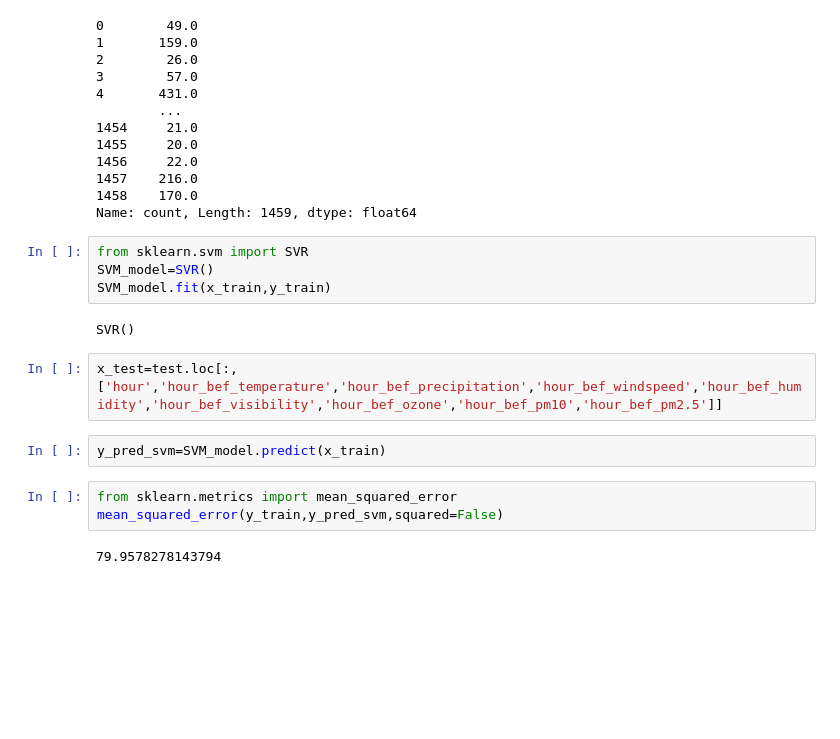
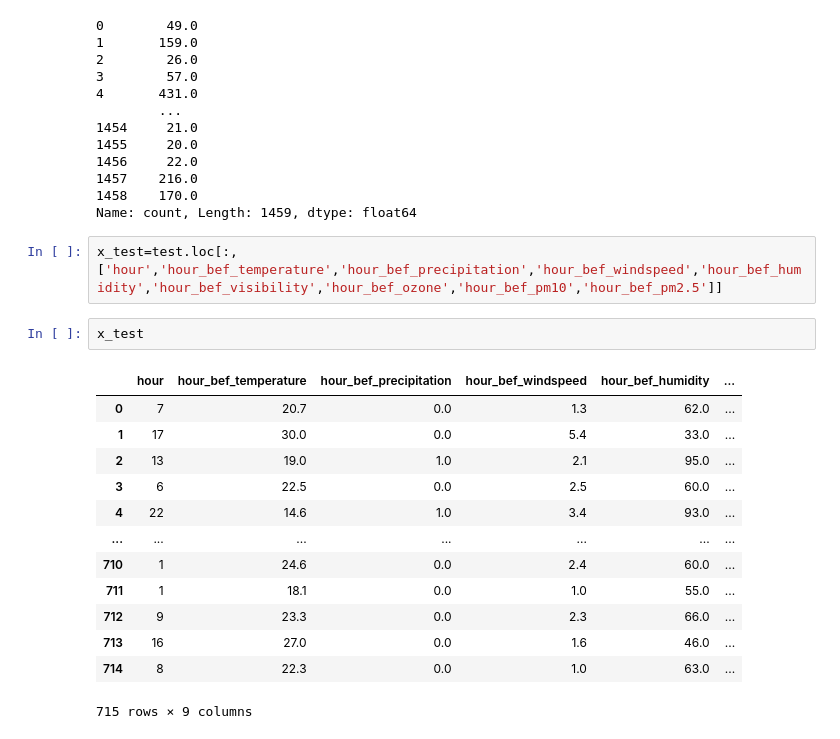
Before and after one commit to jiw3026/SML, a Jupyter notebook: dacon_따릉이.ipynb, the cells around one changed output. Cells and saved outputs as stored; diff of their text form; blank space fills up the shorter version.

```diff
--- a/dacon_따릉이.ipynb
+++ b/dacon_따릉이.ipynb
@@ -245,18 +179,21 @@ y_train
 1457    216.0
 1458    170.0
 Name: count, Length: 1459, dtype: float64
-# %%
-from sklearn.svm import SVR
-SVM_model=SVR()
-SVM_model.fit(x_train,y_train)
-# %% [output]
-SVR()
 # %%
 x_test=test.loc[:,['hour','hour_bef_temperature','hour_bef_precipitation','hour_bef_windspeed','hour_bef_humidity','hour_bef_visibility','hour_bef_ozone','hour_bef_pm10','hour_bef_pm2.5']]
-# %%
-y_pred_svm=SVM_model.predict(x_train)
-# %%
-from sklearn.metrics import mean_squared_error
-mean_squared_error(y_train,y_pred_svm,squared=False)
-# %% [output]
-79.9578278143794
+# %%
+x_test
+# %% [output]
+|  | hour | hour_bef_temperature | hour_bef_precipitation | hour_bef_windspeed | hour_bef_humidity | ... |
+| 0 | 7 | 20.7 | 0.0 | 1.3 | 62.0 | ... |
+| 1 | 17 | 30.0 | 0.0 | 5.4 | 33.0 | ... |
+| 2 | 13 | 19.0 | 1.0 | 2.1 | 95.0 | ... |
+| 3 | 6 | 22.5 | 0.0 | 2.5 | 60.0 | ... |
+| 4 | 22 | 14.6 | 1.0 | 3.4 | 93.0 | ... |
+| ... | ... | ... | ... | ... | ... | ... |
+| 710 | 1 | 24.6 | 0.0 | 2.4 | 60.0 | ... |
+| 711 | 1 | 18.1 | 0.0 | 1.0 | 55.0 | ... |
+| 712 | 9 | 23.3 | 0.0 | 2.3 | 66.0 | ... |
+| 713 | 16 | 27.0 | 0.0 | 1.6 | 46.0 | ... |
+| 714 | 8 | 22.3 | 0.0 | 1.0 | 63.0 | ... |
+715 rows × 9 columns
```
Also changed, not shown: parts of 15 cells of this notebook.
